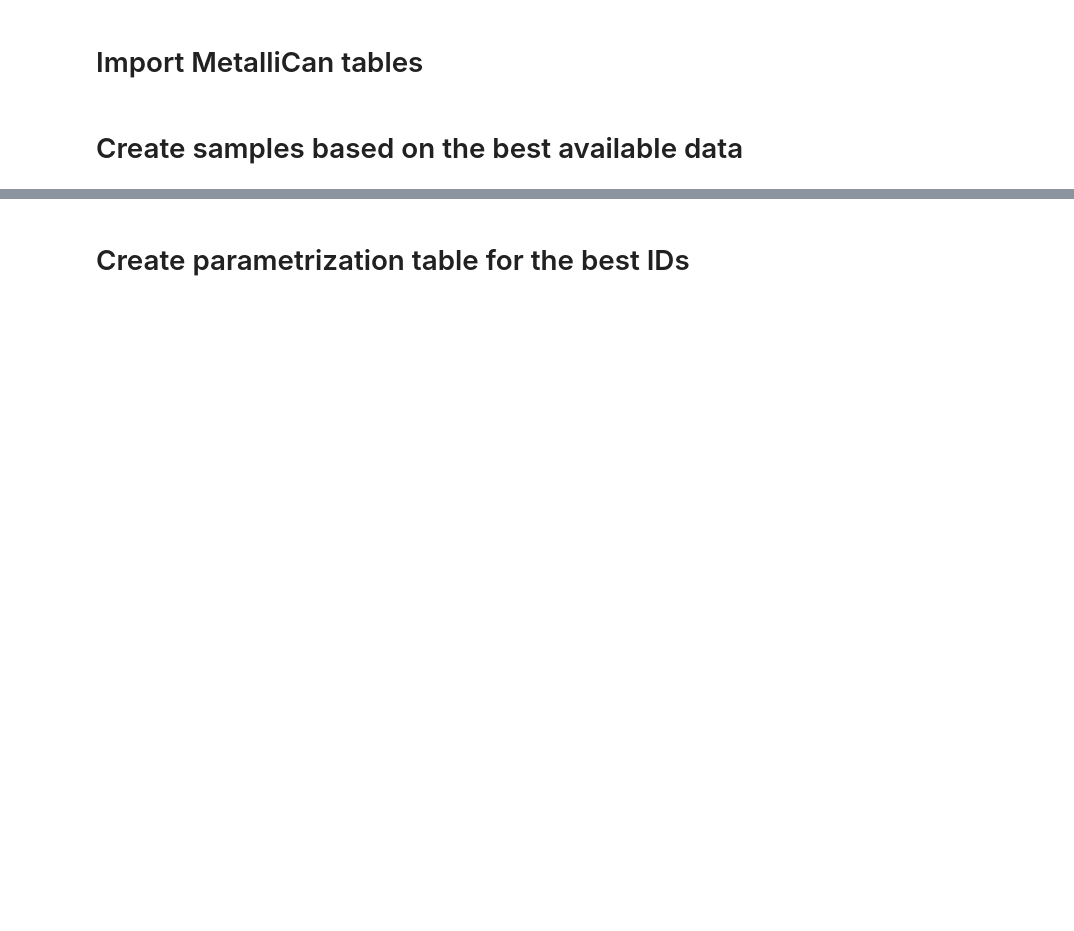
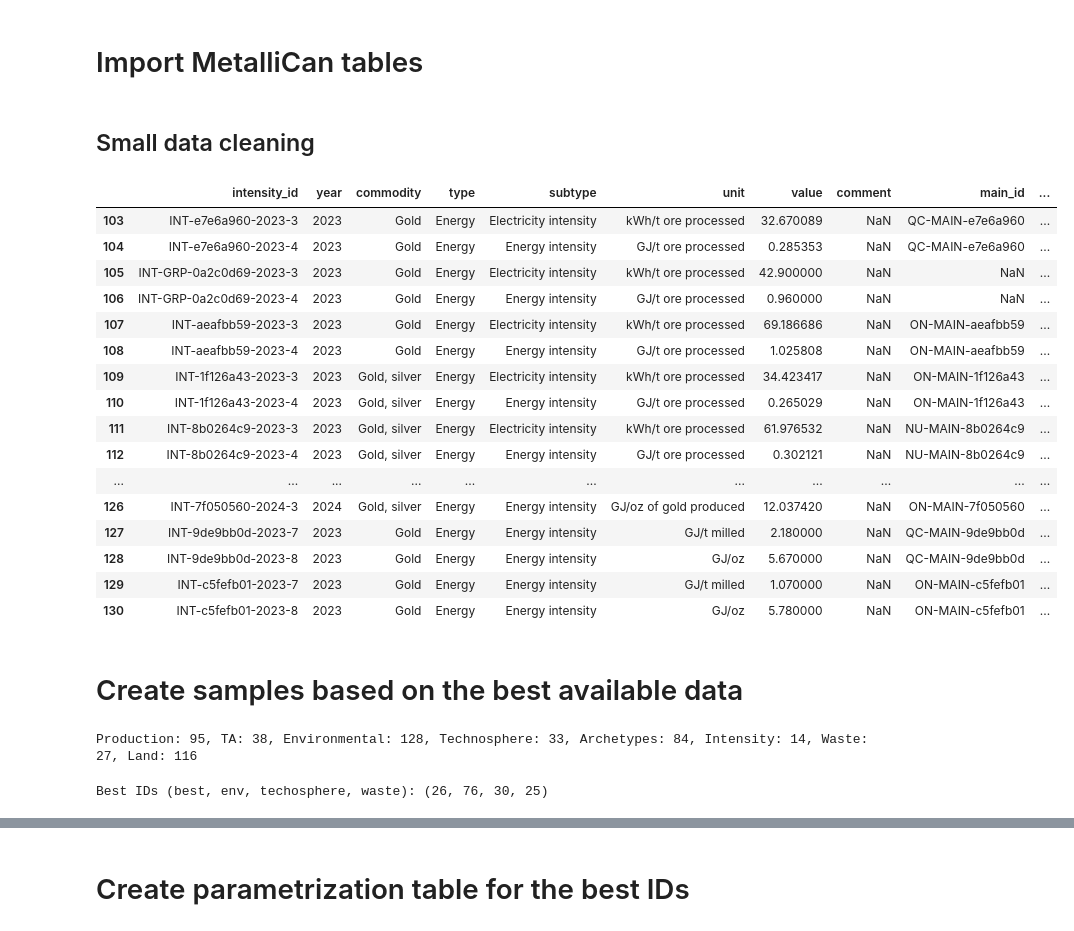
Before and after one commit to marpellan/metallican_lci, a Jupyter notebook: 1. MetalliCan_LCA_ready.ipynb, the cells around one changed output, grey strips where cells are left out. Cells and saved outputs as stored; diff of their text form; code cells hidden in the pictures; blank space fills up the shorter version.

```diff
--- a/1. MetalliCan_LCA_ready.ipynb
+++ b/1. MetalliCan_LCA_ready.ipynb
@@ -15,10 +17,39 @@ metallican_path = r'C:\Users\mp_ma\OneDrive - polymtlus\Desktop\POST_DOC\Project
 main_table = pd.read_csv(metallican_path + r'\database\CSV\main_table.csv')
 production_table = pd.read_csv(metallican_path + r'\database\CSV\production_table.csv')
 tech_attributes_table = pd.read_csv(metallican_path + r'\database\CSV\tech_attributes_table.csv')
-env_table = pd.read_csv(metallican_path + r'\database\CSV\environment_table_new.csv')
-technosphere_table = pd.read_csv(metallican_path + r'\database\CSV\technosphere_table.csv')
+env_table = pd.read_csv(metallican_path + r'\database\CSV\environmental_flows_table.csv')
+technosphere_table = pd.read_csv(metallican_path + r'\database\CSV\materials_energy_table.csv')
 archetypes_table = pd.read_csv(metallican_path + r'\database\CSV\archetypes_table.csv')
 land_table = pd.read_csv(metallican_path + r'\database\CSV\land_occupation_table.csv')
+intensity_table = pd.read_csv(metallican_path + r'\database\CSV\intensity_table.csv')
+waste_table = pd.read_table(metallican_path + r'\database\CSV\waste_table.csv', sep=',')
+# %% [markdown]
+## Small data cleaning
+# %%
+intensity_table_nrj = intensity_table[intensity_table['type'] == 'Energy']
+# %%
+# Remove rows that start with INT-CMP
+intensity_table_nrj = intensity_table_nrj[~intensity_table_nrj['intensity_id'].str.startswith('INT-CMP')]
+# %%
+intensity_table_nrj
+# %% [output]
+|  | intensity_id | year | commodity | type | subtype | unit | value | comment | main_id | ... |
+| 103 | INT-e7e6a960-2023-3 | 2023 | Gold | Energy | Electricity intensity | kWh/t ore processed | 32.670089 | NaN | QC-MAIN-e7e6a960 | ... |
+| 104 | INT-e7e6a960-2023-4 | 2023 | Gold | Energy | Energy intensity | GJ/t ore processed | 0.285353 | NaN | QC-MAIN-e7e6a960 | ... |
+| 105 | INT-GRP-0a2c0d69-2023-3 | 2023 | Gold | Energy | Electricity intensity | kWh/t ore processed | 42.900000 | NaN | NaN | ... |
+| 106 | INT-GRP-0a2c0d69-2023-4 | 2023 | Gold | Energy | Energy intensity | GJ/t ore processed | 0.960000 | NaN | NaN | ... |
+| 107 | INT-aeafbb59-2023-3 | 2023 | Gold | Energy | Electricity intensity | kWh/t ore processed | 69.186686 | NaN | ON-MAIN-aeafbb59 | ... |
+| 108 | INT-aeafbb59-2023-4 | 2023 | Gold | Energy | Energy intensity | GJ/t ore processed | 1.025808 | NaN | ON-MAIN-aeafbb59 | ... |
+| 109 | INT-1f126a43-2023-3 | 2023 | Gold, silver | Energy | Electricity intensity | kWh/t ore processed | 34.423417 | NaN | ON-MAIN-1f126a43 | ... |
+| 110 | INT-1f126a43-2023-4 | 2023 | Gold, silver | Energy | Energy intensity | GJ/t ore processed | 0.265029 | NaN | ON-MAIN-1f126a43 | ... |
+| 111 | INT-8b0264c9-2023-3 | 2023 | Gold, silver | Energy | Electricity intensity | kWh/t ore processed | 61.976532 | NaN | NU-MAIN-8b0264c9 | ... |
+| 112 | INT-8b0264c9-2023-4 | 2023 | Gold, silver | Energy | Energy intensity | GJ/t ore processed | 0.302121 | NaN | NU-MAIN-8b0264c9 | ... |
+| ... | ... | ... | ... | ... | ... | ... | ... | ... | ... | ... |
+| 126 | INT-7f050560-2024-3 | 2024 | Gold, silver | Energy | Energy intensity | GJ/oz of gold produced | 12.037420 | NaN | ON-MAIN-7f050560 | ... |
+| 127 | INT-9de9bb0d-2023-7 | 2023 | Gold | Energy | Energy intensity | GJ/t milled | 2.180000 | NaN | QC-MAIN-9de9bb0d | ... |
+| 128 | INT-9de9bb0d-2023-8 | 2023 | Gold | Energy | Energy intensity | GJ/oz | 5.670000 | NaN | QC-MAIN-9de9bb0d | ... |
+| 129 | INT-c5fefb01-2023-7 | 2023 | Gold | Energy | Energy intensity | GJ/t milled | 1.070000 | NaN | ON-MAIN-c5fefb01 | ... |
+| 130 | INT-c5fefb01-2023-8 | 2023 | Gold | Energy | Energy intensity | GJ/oz | 5.780000 | NaN | ON-MAIN-c5fefb01 | ... |
 # %% [markdown]
 # Create samples based on the best available data
 # %%
@@ -30,3 +64,8 @@ ids_archetypes = set(archetypes_table[['main_id', 'facility_group_id']].apply(tu
+# %%
+# Print the lens of each set
+print(f"Production: {len(ids_production)}, TA: {len(ids_ta)}, Environmental: {len(ids_environmental)}, Technosphere: {len(ids_technosphere)}, Archetypes: {len(ids_archetypes)}, Intensity: {len(ids_intensity)}, Waste: {len(ids_waste)}, Land: {len(ids_land)}")
+# %% [output]
+Production: 95, TA: 38, Environmental: 128, Technosphere: 33, Archetypes: 84, Intensity: 14, Waste: 27, Land: 116
 # %%
 # Find the intersection of these sets to get common IDs
 best_ids = ids_production & ids_ta & ids_environmental & ids_technosphere
@@ -35,2 +75,7 @@ third_best_ids = ids_production & ids_technosphere
+# %%
+# Print the lend of each set
+print(f"Best IDs (best, env, techosphere, waste): {len(best_ids), len(env_ids), len(technosphere_ids), len(waste_ids)}")
+# %% [output]
+Best IDs (best, env, techosphere, waste): (26, 76, 30, 25)
 # %%
 main_best_df = get_info_for_ids(main_table, best_ids)
```
Also changed, not shown: parts of 111 cells of this notebook, 49 other files.
